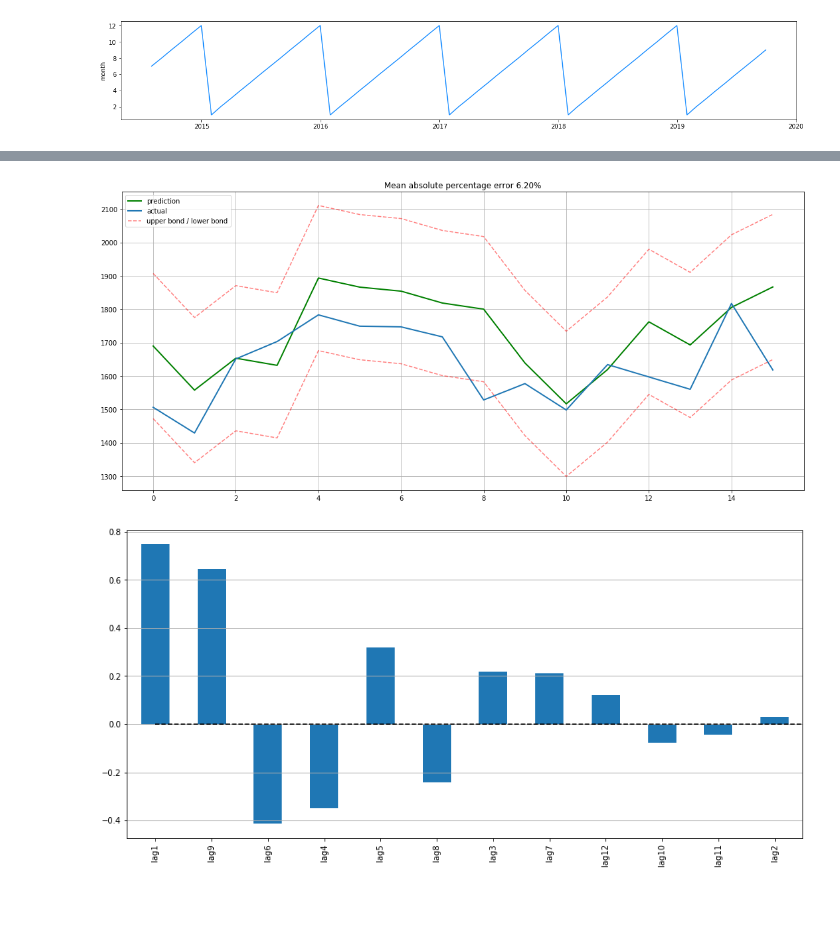
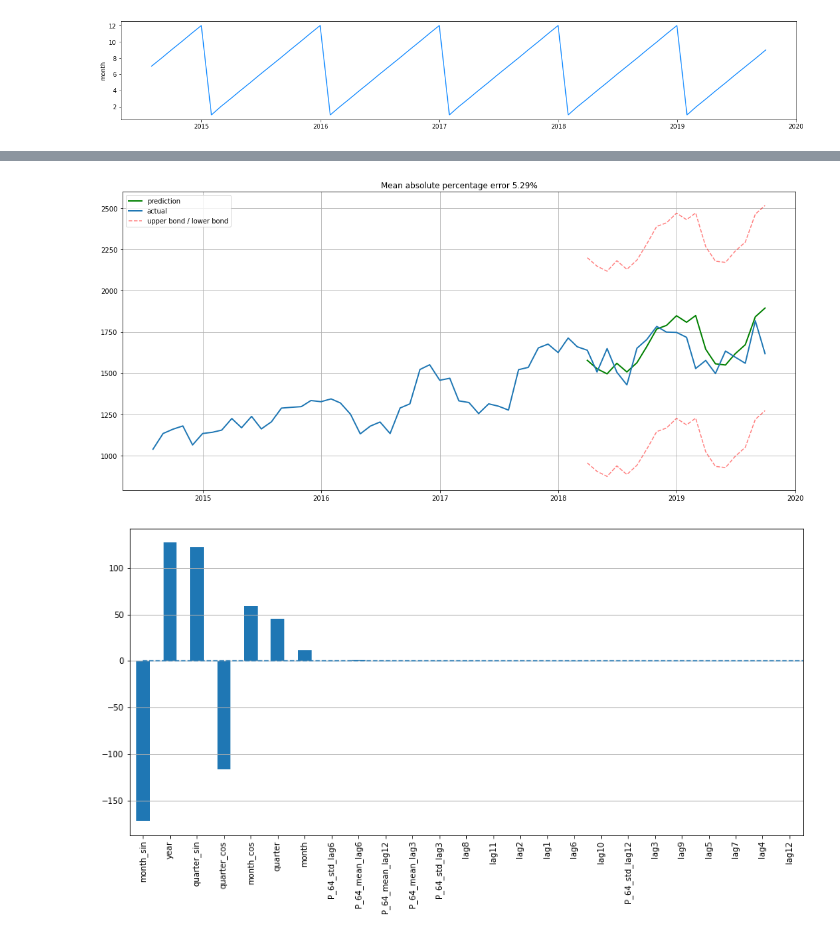
Before and after one commit to Mounji-Salma/Forecasting_App, a Jupyter notebook: ML.ipynb, the cells around one changed output, grey strips where cells are left out. Saved outputs shown, nothing was run; the diff lists cells and outputs as text; code cells hidden in the pictures; blank space fills up the shorter version.

Commit message:
add ML models

```diff
--- a/ML.ipynb
+++ b/ML.ipynb
@@ -301,6 +231,3 @@ from sklearn.model_selection import cross_val_score
 
 # for time-series cross-validation set 5 folds
 tscv = TimeSeriesSplit(n_splits=5)
-# %%
-y = sales_s_p64.P_64
-y
@@ -320,10 +233,0 @@ Name: P_64, Length: 63, dtype: int64
-# %%
-y = sales_s_p64.P_64
-lr = LinearRegression()
-t = np.array([i for i in range(len(y))])
-t = np.reshape(t, (len(t), 1))
-y = y.values
-lr.fit(t, y)
-trend = lr.predict(t)
-plt.plot(y)
-plt.plot(trend)
@@ -358,2 +233,0 @@ plt.plot(y-trend)
-# %%
-test = [i**2-i + 6 for i in range(100)]
@@ -394,8 +247,8 @@ def timeseries_train_test_split(X, y, test_size):
 
     return X_train, X_test, y_train, y_test
 # %%
-y = data.dropna().P_64
-X = data.dropna().drop(['P_64'], axis=1)
+y = df.dropna().P_64
+X = df.dropna().drop(['P_64', 'Date'], axis=1)
 
 # reserve 30% of data for testing
 X_train, X_test, y_train, y_test = timeseries_train_test_split(X, y, test_size=0.3)
@@ -458,8 +329,8 @@ def plotCoefficients(model):
     plt.grid(True, axis='y')
     plt.hlines(y=0, xmin=0, xmax=len(coefs), linestyles='dashed');
 # %%
-plotModelResults(lr, plot_intervals=True)
+plotModelResults(lr, X_train=X_train, X_test=X_test, y_train=y_train, y_test=y_test, plot_intervals=True)
 plotCoefficients(lr)
 # %% [output]
-[figure, old version]
+[figure, new version]
-[figure, old version]
+[figure, new version]
```
Also changed, not shown: parts of 48 cells of this notebook, 2 other files.
